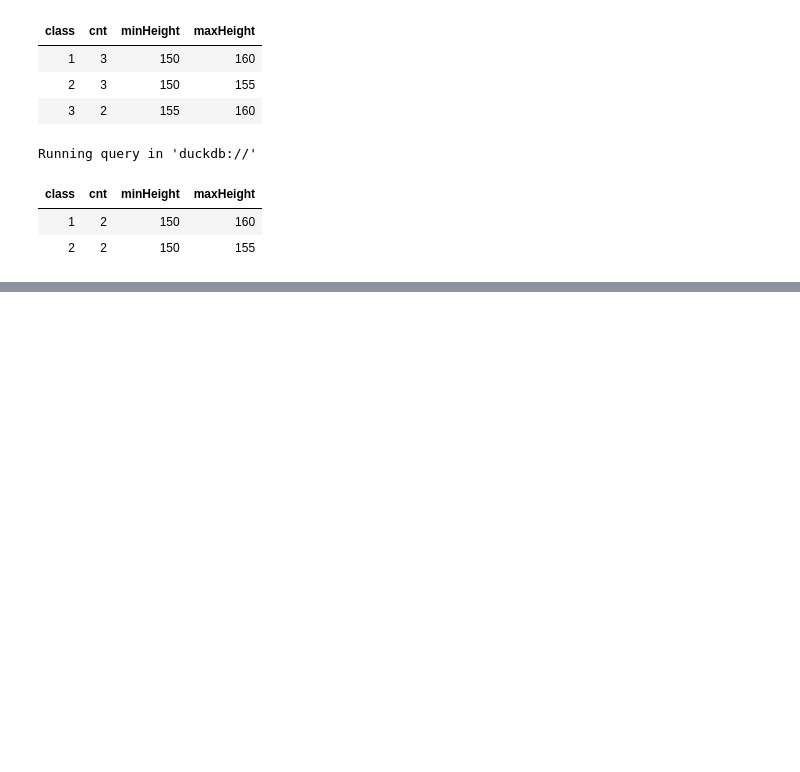
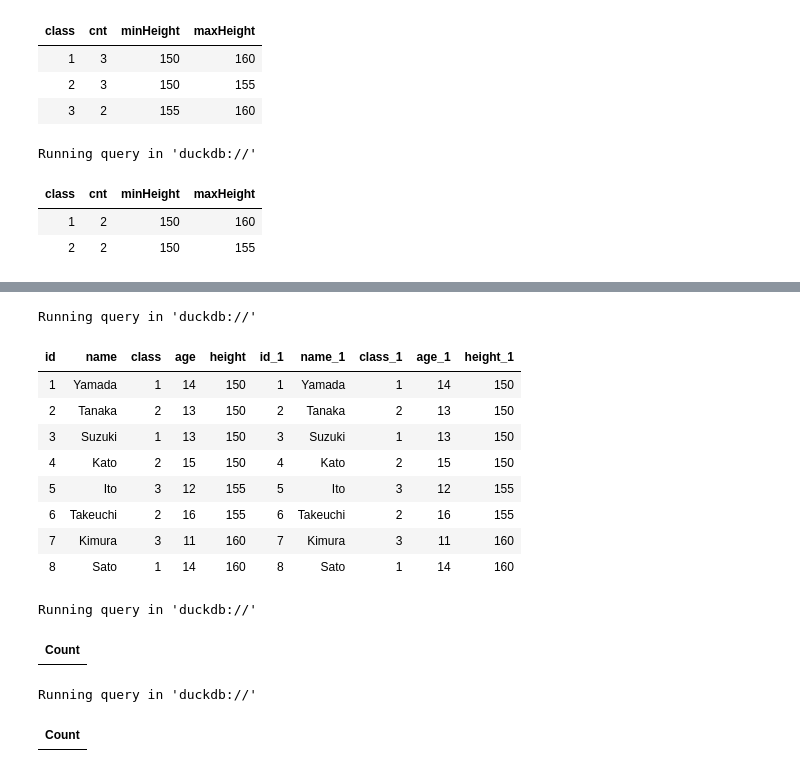
Before and after one commit to shefali-walia/ds-foundations, a Jupyter notebook: week08-sql/notes.ipynb, the cells around one changed output, grey strips where cells are left out. Saved outputs shown, nothing was run; the diff lists cells and outputs as text; code cells hidden in the pictures; blank space fills up the shorter version.

Commit message:
Week08-sql: notes.ipynb - Using multiple tables - UNION, JOIN operator

```diff
--- a/week08-sql/notes.ipynb
+++ b/week08-sql/notes.ipynb
@@ -680,0 +871,30 @@ Running query in 'duckdb://'
+# %%
+%%sql
+SELECT * FROM emp_list a JOIN emp_list b ON a.id=b.id;
+# Self join
+# %% [output]
+Running query in 'duckdb://'
+| id | name | class | age | height | id_1 | name_1 | class_1 | age_1 | height_1 |
+| 1 | Yamada | 1 | 14 | 150 | 1 | Yamada | 1 | 14 | 150 |
+| 2 | Tanaka | 2 | 13 | 150 | 2 | Tanaka | 2 | 13 | 150 |
+| 3 | Suzuki | 1 | 13 | 150 | 3 | Suzuki | 1 | 13 | 150 |
+| 4 | Kato | 2 | 15 | 150 | 4 | Kato | 2 | 15 | 150 |
+| 5 | Ito | 3 | 12 | 155 | 5 | Ito | 3 | 12 | 155 |
+| 6 | Takeuchi | 2 | 16 | 155 | 6 | Takeuchi | 2 | 16 | 155 |
+| 7 | Kimura | 3 | 11 | 160 | 7 | Kimura | 3 | 11 | 160 |
+| 8 | Sato | 1 | 14 | 160 | 8 | Sato | 1 | 14 | 160 |
+# %%
+%%sql
+CREATE TABLE cardtb(
+    id INT PRIMARY KEY, point INT, money INT
+);
+# %% [output]
+Running query in 'duckdb://'
+| Count |
+# %%
+%%sql
+INSERT INTO cardtb (id, point, money)
+VALUES (1, 100, 1000), (3, 50, 500), (4, 30, 600), (5, 10, 10), (7, 100, 1000), (8, 2000, 100);
+# %% [output]
+Running query in 'duckdb://'
+| Count |
```
Also changed, not shown: parts of 18 cells of this notebook.
